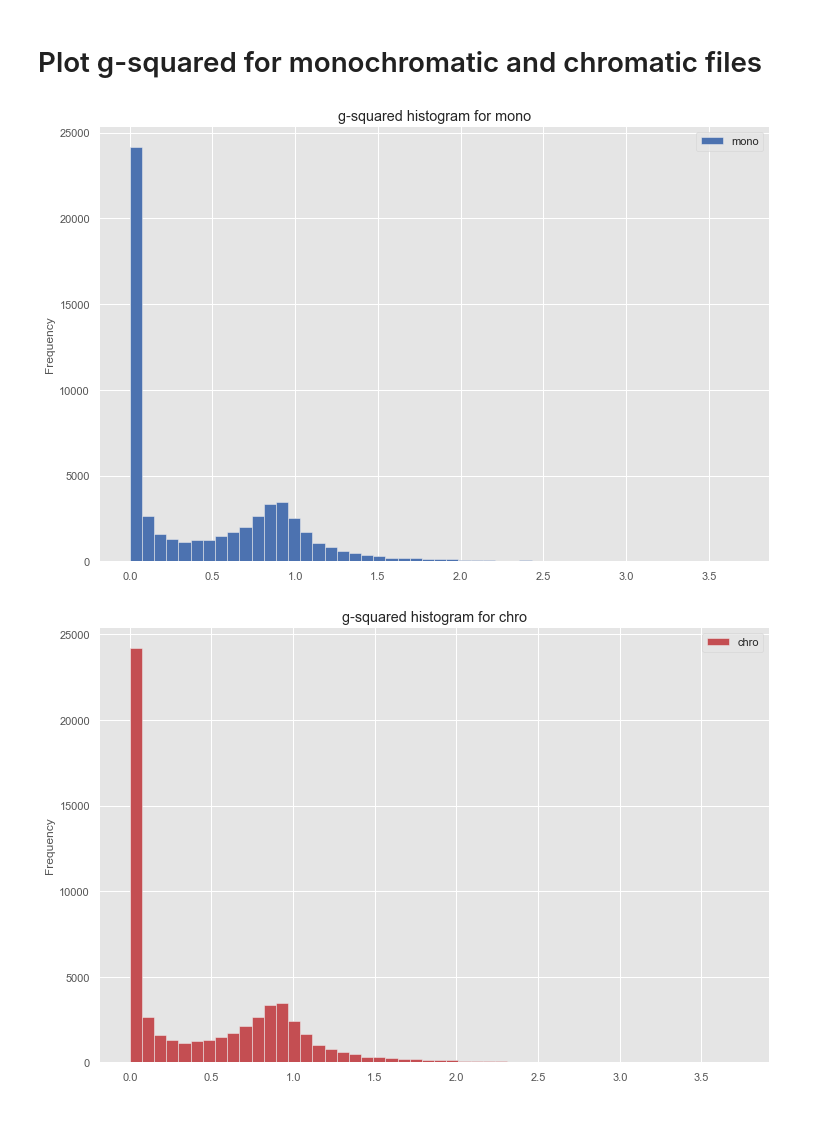
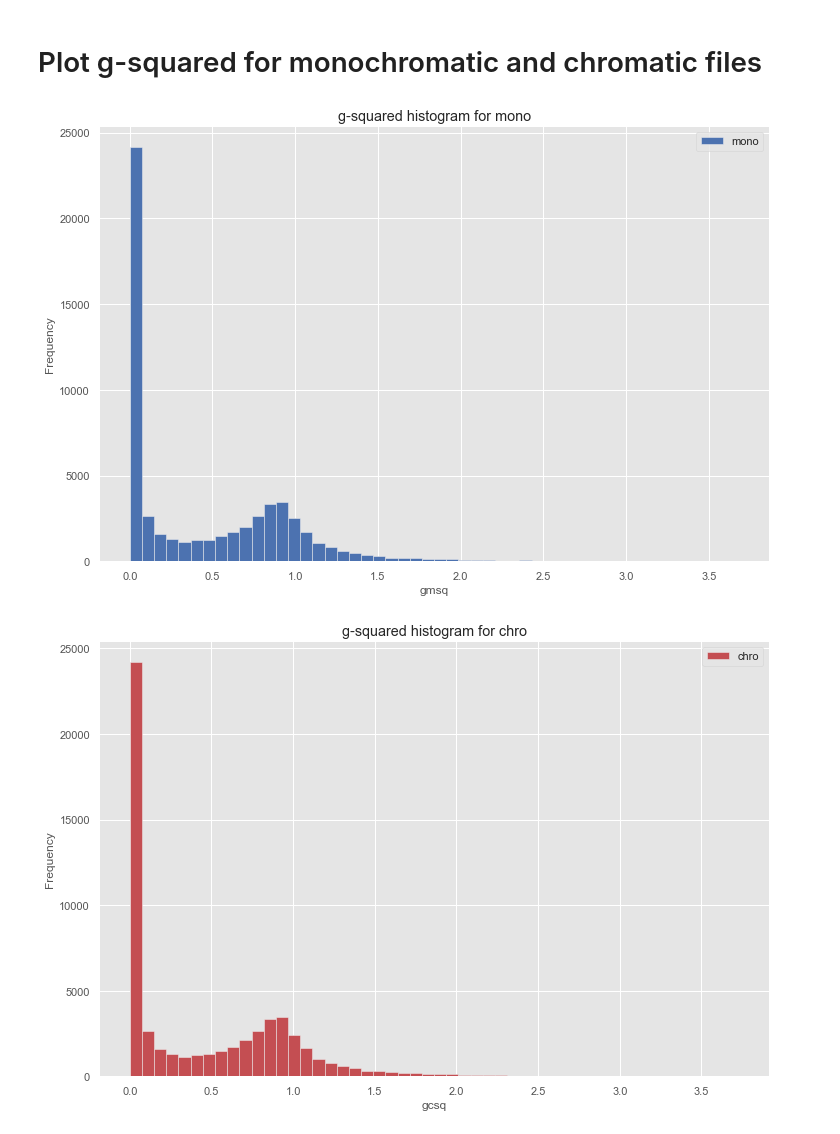
Before and after one commit to bpRsh/2019_shear_analysis_after_dmstack, a Jupyter notebook: Nov_2019/Nov19/a02_plot_gmsq_and_gcsq.ipynb, the cells around one changed output. Cells and saved outputs as stored; diff of their text form; code cells hidden in the pictures.

```diff
--- a/Nov_2019/Nov19/a02_plot_gmsq_and_gcsq.ipynb
+++ b/Nov_2019/Nov19/a02_plot_gmsq_and_gcsq.ipynb
@@ -131,17 +131,17 @@ df.head()
 # Plot g-squared for monochromatic and chromatic files
 # %%
 df['gmsq'].plot.hist(bins=50,figsize=(12,8),color='b',label='mono')
-
+plt.xlabel('gmsq')
 plt.legend()
 plt.title('g-squared histogram for mono')
 plt.savefig('images/gmsq_hist.png')
 # %% [output]
-[figure, old version]
+[figure, new version]
 # %%
 df['gcsq'].plot.hist(bins=50,figsize=(12,8),color='r',label='chro')
-
+plt.xlabel('gcsq')
 plt.legend()
 plt.title('g-squared histogram for chro')
 plt.savefig('images/gcsq_hist.png')
 # %% [output]
-[figure, old version]
+[figure, new version]
```
Also changed, not shown: parts of 1 cell of this notebook, 3 other files.
